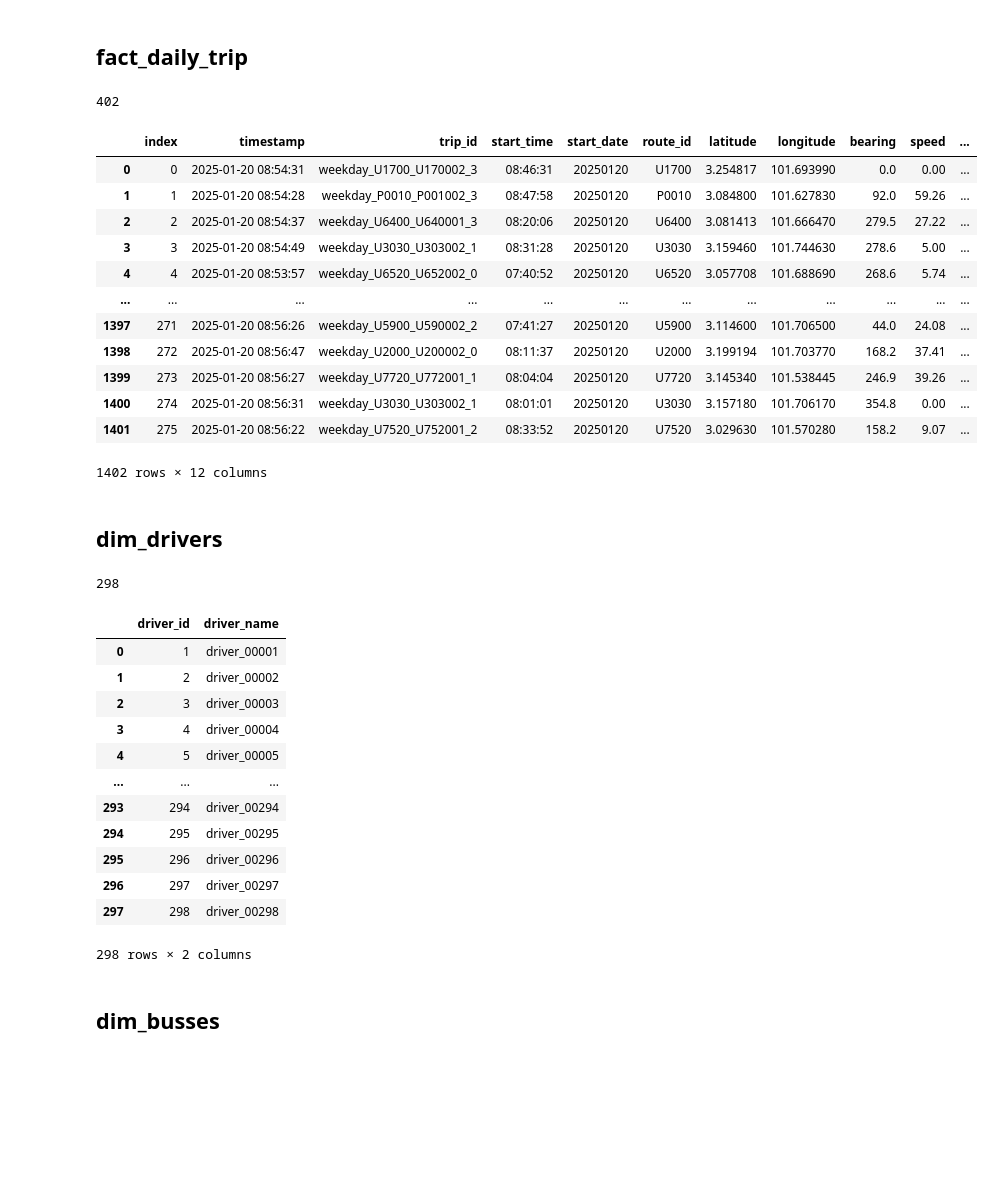
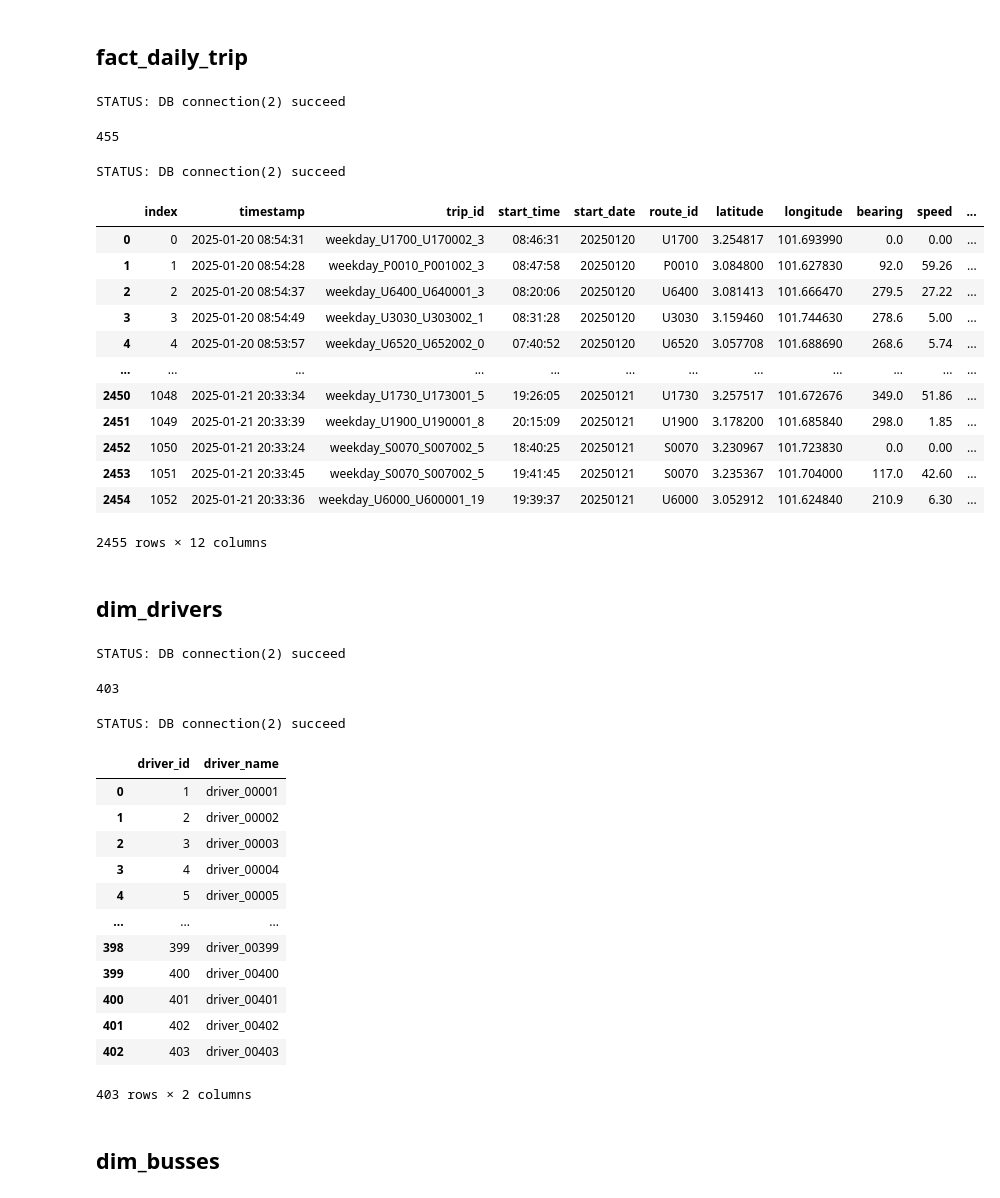
Before and after one commit to ammarsaf/rapid-tracker, a Jupyter notebook: experiment/prasarana.ipynb, the cells around one changed output. Saved outputs shown, nothing was run; the diff lists cells and outputs as text; code cells hidden in the pictures; blank space fills up the shorter version.

```diff
--- a/experiment/prasarana.ipynb
+++ b/experiment/prasarana.ipynb
@@ -77,33 +87,42 @@ df_rapid.to_csv('rapid-kl-bus.csv', index=False)
 # Connecting DB
 # %%
 def connect_db():
-    conn = psycopg2.connect(
-        host="localhost",
-        database="postgres",
-        user="postgres",
-        port='54320',
-        password="postgres")
-    return conn
+    try:
+        conn = psycopg2.connect(
+            host="localhost",
+            database="postgres",
+            user="postgres",
+            port='54320',
+            password="postgres")
+        print('STATUS: DB connection(1) succeed')
+        return conn
+    except:
+        print('ERROR: DB connection(1) failed')
 
 def query_db(query:str):
     """
     Use for CREATE, INSERT syntax
     """
-    conn = connect_db()
-    cur = conn.cursor()
     try:
+        conn = connect_db()
+        cur = conn.cursor()
         cur.execute(query)
-        print('syntax executed')
         cur.close()
-        print('connection close')
         conn.commit()
+        print('STATUS: Query succeed')
+
     except:
         conn.rollback()
+        print('ERROR: Query failed!')
 
 
 def connect_db_v2():
-    engine = create_engine('postgresql+psycopg2://postgres:postgres@localhost:54320/postgres')
-    return engine
+    try:
+        engine = create_engine('postgresql+psycopg2://postgres:postgres@localhost:54320/postgres')
+        print('STATUS: DB connection(2) succeed')
+        return engine
+    except:
+        print('ERROR: DB connection(2) failed')
 
 def fetch_db(query:str):
     """
@@ -111,3 +130,6 @@ def fetch_db(query:str):
     """
     engine = connect_db_v2()
     return pd.read_sql_query(query, con=engine)
+
+connect_db()
+connect_db_v2()
@@ -159,38 +185,42 @@ connection close
 ## fact_daily_trip
 # %%
 engine = connect_db_v2()
-df_rapid.to_sql('fact_daily_trip', con=engine, schema='rapidkl', if_exists='replace')
+df_merge.to_sql('fact_daily_trip', con=engine, schema='rapidkl', if_exists='replace')
 # %% [output]
-402
+STATUS: DB connection(2) succeed
+455
 # %%
-fetch_db('SELECT * FROM fact_daily_trip')
+fetch_db('SELECT * FROM rapidkl.fact_daily_trip')
 # %% [output]
+STATUS: DB connection(2) succeed
 |  | index | timestamp | trip_id | start_time | start_date | route_id | latitude | longitude | bearing | speed | ... |
 | 0 | 0 | 2025-01-20 08:54:31 | weekday_U1700_U170002_3 | 08:46:31 | 20250120 | U1700 | 3.254817 | 101.693990 | 0.0 | 0.00 | ... |
 | 1 | 1 | 2025-01-20 08:54:28 | weekday_P0010_P001002_3 | 08:47:58 | 20250120 | P0010 | 3.084800 | 101.627830 | 92.0 | 59.26 | ... |
 | 2 | 2 | 2025-01-20 08:54:37 | weekday_U6400_U640001_3 | 08:20:06 | 20250120 | U6400 | 3.081413 | 101.666470 | 279.5 | 27.22 | ... |
 | 3 | 3 | 2025-01-20 08:54:49 | weekday_U3030_U303002_1 | 08:31:28 | 20250120 | U3030 | 3.159460 | 101.744630 | 278.6 | 5.00 | ... |
 | 4 | 4 | 2025-01-20 08:53:57 | weekday_U6520_U652002_0 | 07:40:52 | 20250120 | U6520 | 3.057708 | 101.688690 | 268.6 | 5.74 | ... |
 | ... | ... | ... | ... | ... | ... | ... | ... | ... | ... | ... | ... |
-| 1397 | 271 | 2025-01-20 08:56:26 | weekday_U5900_U590002_2 | 07:41:27 | 20250120 | U5900 | 3.114600 | 101.706500 | 44.0 | 24.08 | ... |
-| 1398 | 272 | 2025-01-20 08:56:47 | weekday_U2000_U200002_0 | 08:11:37 | 20250120 | U2000 | 3.199194 | 101.703770 | 168.2 | 37.41 | ... |
-| 1399 | 273 | 2025-01-20 08:56:27 | weekday_U7720_U772001_1 | 08:04:04 | 20250120 | U7720 | 3.145340 | 101.538445 | 246.9 | 39.26 | ... |
-| 1400 | 274 | 2025-01-20 08:56:31 | weekday_U3030_U303002_1 | 08:01:01 | 20250120 | U3030 | 3.157180 | 101.706170 | 354.8 | 0.00 | ... |
-| 1401 | 275 | 2025-01-20 08:56:22 | weekday_U7520_U752001_2 | 08:33:52 | 20250120 | U7520 | 3.029630 | 101.570280 | 158.2 | 9.07 | ... |
+| 2450 | 1048 | 2025-01-21 20:33:34 | weekday_U1730_U173001_5 | 19:26:05 | 20250121 | U1730 | 3.257517 | 101.672676 | 349.0 | 51.86 | ... |
+| 2451 | 1049 | 2025-01-21 20:33:39 | weekday_U1900_U190001_8 | 20:15:09 | 20250121 | U1900 | 3.178200 | 101.685840 | 298.0 | 1.85 | ... |
+| 2452 | 1050 | 2025-01-21 20:33:24 | weekday_S0070_S007002_5 | 18:40:25 | 20250121 | S0070 | 3.230967 | 101.723830 | 0.0 | 0.00 | ... |
+| 2453 | 1051 | 2025-01-21 20:33:45 | weekday_S0070_S007002_5 | 19:41:45 | 20250121 | S0070 | 3.235367 | 101.704000 | 117.0 | 42.60 | ... |
+| 2454 | 1052 | 2025-01-21 20:33:36 | weekday_U6000_U600001_19 | 19:39:37 | 20250121 | U6000 | 3.052912 | 101.624840 | 210.9 | 6.30 | ... |
-1402 rows × 12 columns
+2455 rows × 12 columns
 # %% [markdown]
 ## dim_drivers
 # %%
 df_trip = fetch_db('SELECT * FROM rapidkl.fact_daily_trip')
-bus_plates = df_trip['license_plate'].unique()
+bus_plates = df_trip['license_plate'].unique()b
 driver_names = [f'driver_{str(x+1).zfill(5)}' for x in range(len(bus_plates))]
 df_drivers = pd.DataFrame({'driver_id':[x+1 for x in range(len(bus_plates))], 'driver_name':driver_names})
 df_drivers.to_sql('dim_drivers', con=engine, schema='rapidkl', if_exists='replace', index=False)
 # %% [output]
-298
+STATUS: DB connection(2) succeed
+403
 # %%
 fetch_db("SELECT * FROM rapidkl.dim_drivers")
 # %% [output]
+STATUS: DB connection(2) succeed
 |  | driver_id | driver_name |
 | 0 | 1 | driver_00001 |
 | 1 | 2 | driver_00002 |
@@ -198,12 +228,12 @@ fetch_db("SELECT * FROM rapidkl.dim_drivers")
 | 3 | 4 | driver_00004 |
 | 4 | 5 | driver_00005 |
 | ... | ... | ... |
-| 293 | 294 | driver_00294 |
-| 294 | 295 | driver_00295 |
-| 295 | 296 | driver_00296 |
-| 296 | 297 | driver_00297 |
-| 297 | 298 | driver_00298 |
+| 398 | 399 | driver_00399 |
+| 399 | 400 | driver_00400 |
+| 400 | 401 | driver_00401 |
+| 401 | 402 | driver_00402 |
+| 402 | 403 | driver_00403 |
-298 rows × 2 columns
+403 rows × 2 columns
 # %% [markdown]
 ## dim_busses
 # %%
```
Also changed, not shown: parts of 19 cells of this notebook, 2 other files.
